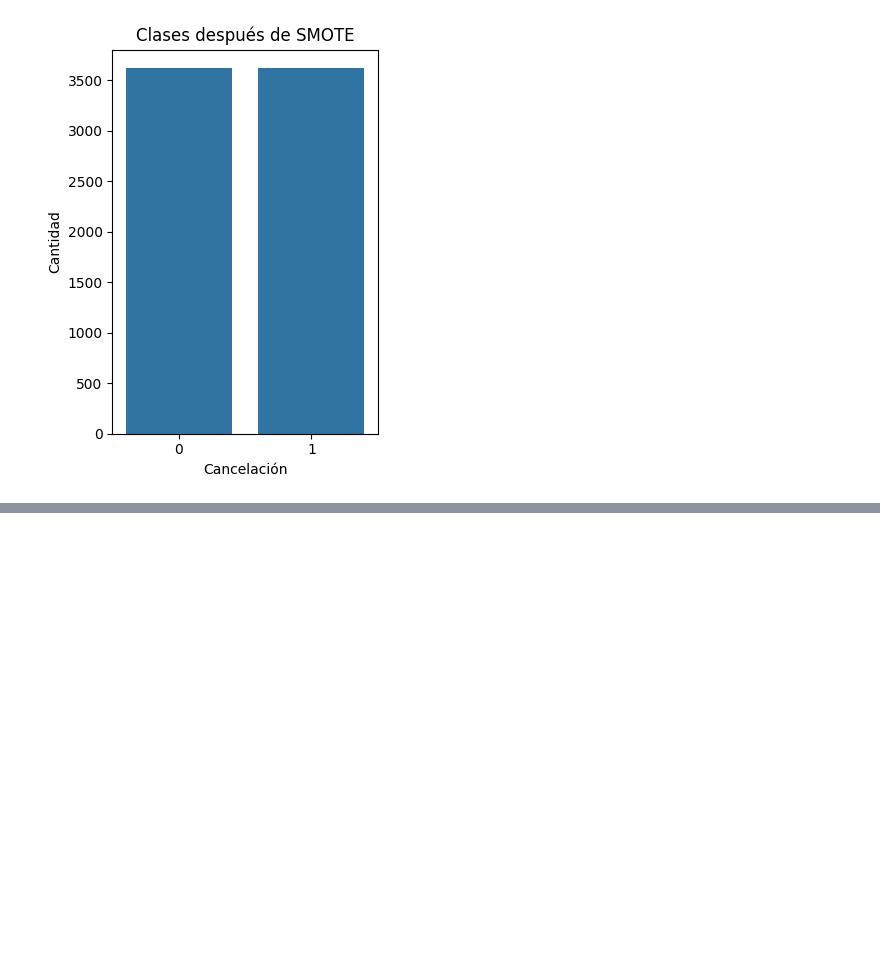
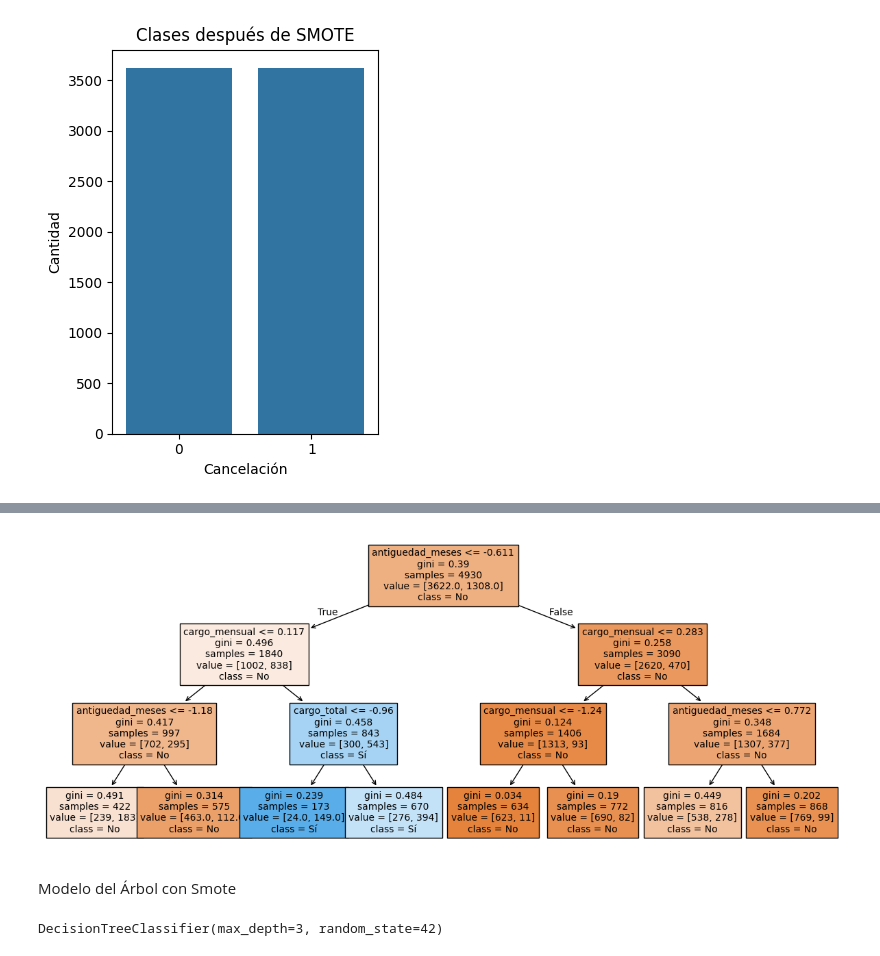
Before and after one commit to gloriagutierrez2025/Challenger_segunda_parte, a Jupyter notebook: Challenger_parte2.ipynb, the cells around one changed output, grey strips where cells are left out. Saved outputs shown, nothing was run; the diff lists cells and outputs as text; code cells hidden in the pictures; blank space fills up the shorter version.

```diff
--- a/Challenger_parte2.ipynb
+++ b/Challenger_parte2.ipynb
@@ -623,0 +626,14 @@ plt.show()
+# %%
+X = df[['antiguedad_meses', 'cargo_total', 'cargo_mensual']]
+y = df['cancelacion']
+# %%
+X_train, X_test, y_train, y_test = train_test_split(
+    X, y, test_size=0.3, random_state=42, stratify=y
+)
+# %%
+scaler = StandardScaler()
+X_train_scaled = scaler.fit_transform(X_train)
+X_test_scaled = scaler.transform(X_test)
+# %%
+arbol = DecisionTreeClassifier(random_state=42, max_depth=3)
+arbol.fit(X_train_scaled, y_train)
@@ -623,0 +664,8 @@ plt.show()
+# %%
+plt.figure(figsize=(15, 6))
+plot_tree(arbol, feature_names=X.columns, class_names=['No', 'Sí'], filled=True, fontsize=10)
+plt.show()
+# %% [output]
+[figure, added]
+# %% [markdown]
+Modelo del Árbol con Smote
@@ -623,0 +686,5 @@ plt.show()
+# %%
+arbol = DecisionTreeClassifier(random_state=42, max_depth=3)
+arbol.fit(X_train_bal, y_train_bal)
+# %% [output]
+DecisionTreeClassifier(max_depth=3, random_state=42)
```
Also changed, not shown: parts of 21 cells of this notebook.
